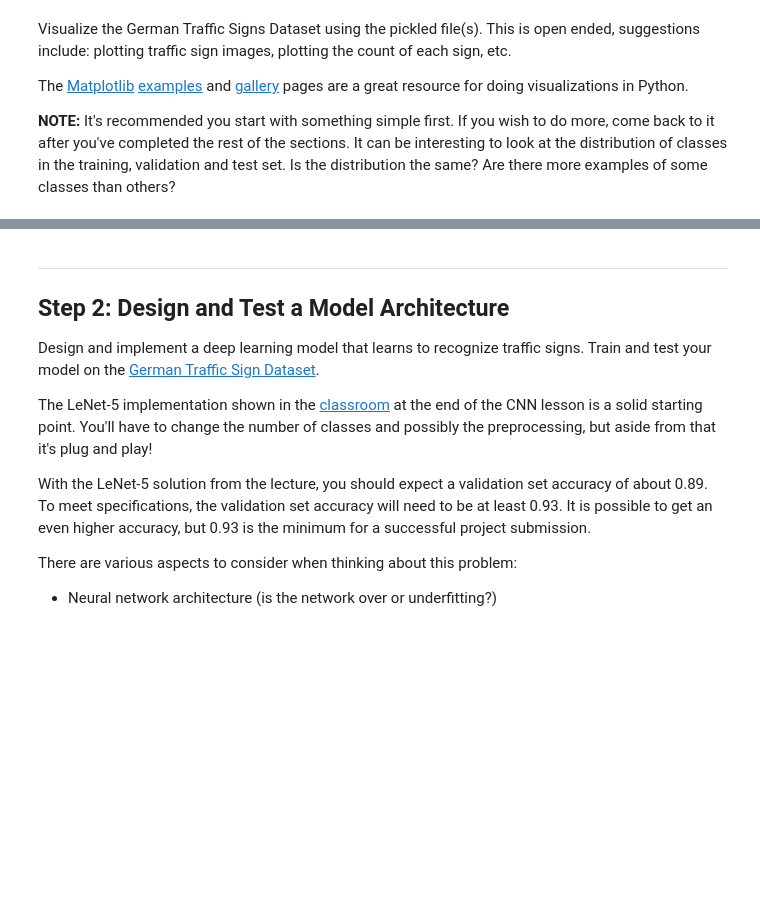
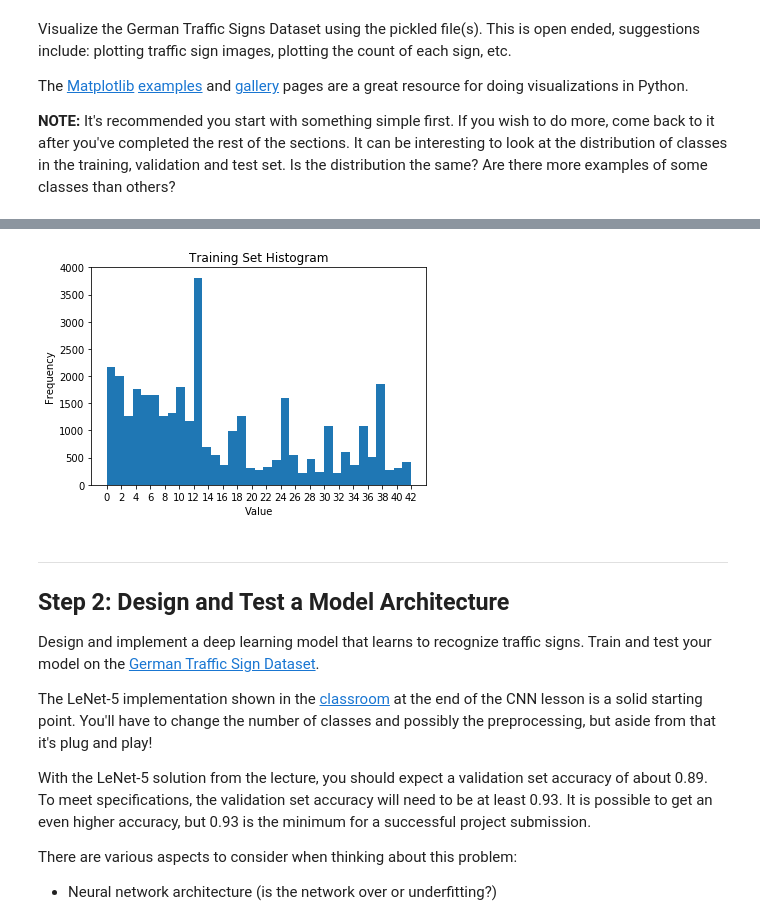
Before and after one commit to JulienGrv/CarND-Traffic-Sign-Classifier-Project, a Jupyter notebook: Traffic_Sign_Classifier.ipynb, the cells around one changed output, grey strips where cells are left out. Drawn from its saved outputs; the diff is of its cells as text; code cells hidden in the pictures; blank space fills up the shorter version.

```diff
--- a/Traffic_Sign_Classifier.ipynb
+++ b/Traffic_Sign_Classifier.ipynb
@@ -119,3 +126,14 @@ print(labels_set)
+# %%
+plt.hist(y_train, bins='auto')
+locs = labels_set[(labels_set % 2 == 0)]
+labels = locs
+plt.xticks(locs, labels)
+plt.title("Training Set Histogram")
+plt.xlabel("Value")
+plt.ylabel("Frequency")
+plt.show()
+# %% [output]
+[figure, added]
 # %% [markdown]
 ----
 
```
Also changed, not shown: parts of 5 cells of this notebook.
